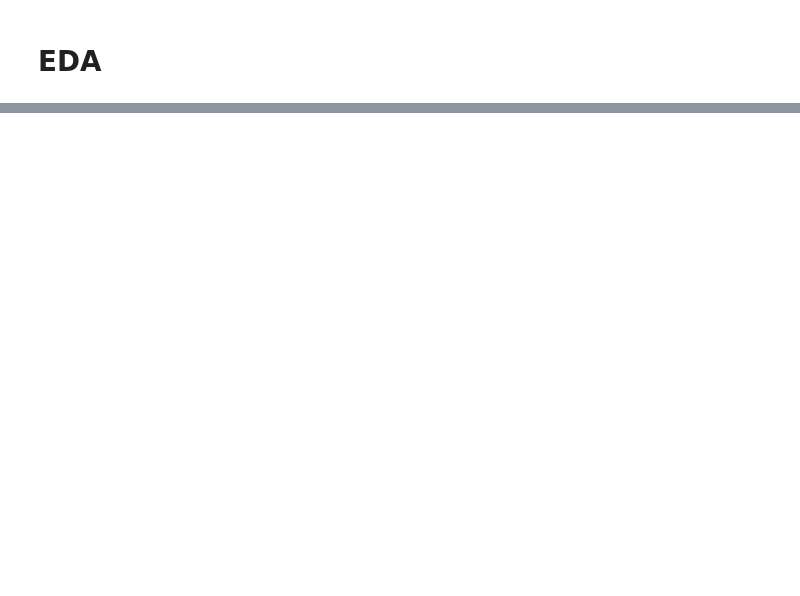
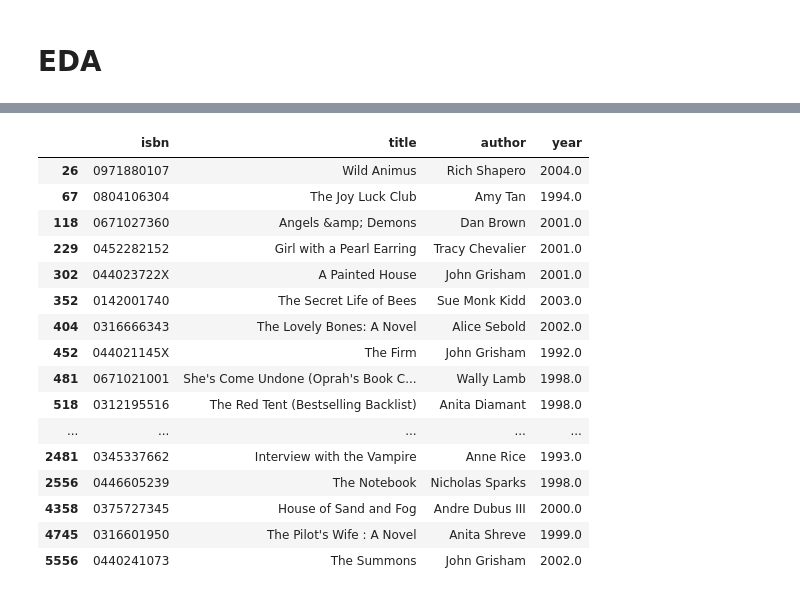
Before and after one commit to Gooogr/Book_Crossing_RecSys, a Jupyter notebook: notebooks/eda.ipynb, the cells around one changed output, grey strips where cells are left out. Drawn from its saved outputs; the diff is of its cells as text; code cells hidden in the pictures; blank space fills up the shorter version.

```diff
--- a/notebooks/eda.ipynb
+++ b/notebooks/eda.ipynb
@@ -331,0 +367,21 @@ df_users.head()
+# %%
+# Top 30 the most popular books
+df_books.loc[df_books['isbn'].isin(df_ratings['isbn'].value_counts().head(30).index), ['isbn', 'title', 'author', 'year']]
+# %% [output]
+|  | isbn | title | author | year |
+| 26 | 0971880107 | Wild Animus | Rich Shapero | 2004.0 |
+| 67 | 0804106304 | The Joy Luck Club | Amy Tan | 1994.0 |
+| 118 | 0671027360 | Angels &amp; Demons | Dan Brown | 2001.0 |
+| 229 | 0452282152 | Girl with a Pearl Earring | Tracy Chevalier | 2001.0 |
+| 302 | 044023722X | A Painted House | John Grisham | 2001.0 |
+| 352 | 0142001740 | The Secret Life of Bees | Sue Monk Kidd | 2003.0 |
+| 404 | 0316666343 | The Lovely Bones: A Novel | Alice Sebold | 2002.0 |
+| 452 | 044021145X | The Firm | John Grisham | 1992.0 |
+| 481 | 0671021001 | She's Come Undone (Oprah's Book C... | Wally Lamb | 1998.0 |
+| 518 | 0312195516 | The Red Tent (Bestselling Backlist) | Anita Diamant | 1998.0 |
+| ... | ... | ... | ... | ... |
+| 2481 | 0345337662 | Interview with the Vampire | Anne Rice | 1993.0 |
+| 2556 | 0446605239 | The Notebook | Nicholas Sparks | 1998.0 |
+| 4358 | 0375727345 | House of Sand and Fog | Andre Dubus III | 2000.0 |
+| 4745 | 0316601950 | The Pilot's Wife : A Novel | Anita Shreve | 1999.0 |
+| 5556 | 0440241073 | The Summons | John Grisham | 2002.0 |
```
Also changed, not shown: parts of 6 cells of this notebook.
